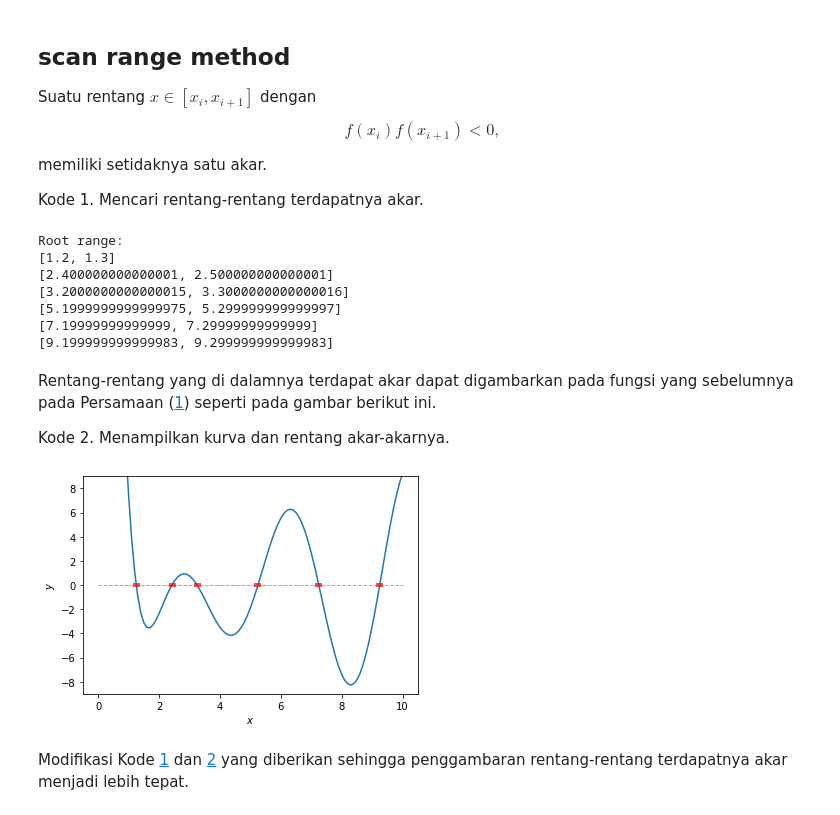
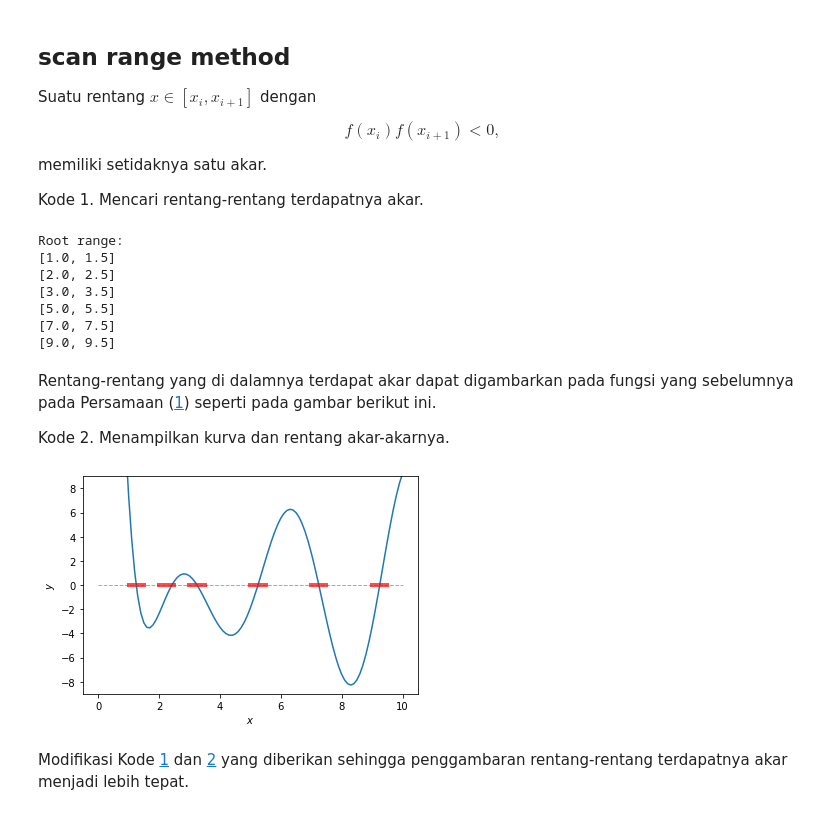
Before and after one commit to dudung/2021-2-fi3201-01-u2, a Jupyter notebook: ans/10219084/root_finding_scan_range_method.ipynb, the cells around one changed output. Cells and saved outputs as stored; diff of their text form; code cells hidden in the pictures.

```diff
--- a/ans/10219084/root_finding_scan_range_method.ipynb
+++ b/ans/10219084/root_finding_scan_range_method.ipynb
@@ -88,7 +88,7 @@ memiliki setidaknya satu akar.
 
 Kode <a name='cod1'>1</a>. Mencari rentang-rentang terdapatnya akar.
 # %%
-dx = 0.1
+dx = 0.5
 
 root_range = []
 
@@ -109,12 +109,12 @@ for rg in root_range:
     print(rg)
 # %% [output]
 Root range:
-[1.2, 1.3]
-[2.400000000000001, 2.500000000000001]
-[3.2000000000000015, 3.3000000000000016]
-[5.1999999999999975, 5.299999999999997]
-[7.19999999999999, 7.29999999999999]
-[9.199999999999983, 9.299999999999983]
+[1.0, 1.5]
+[2.0, 2.5]
+[3.0, 3.5]
+[5.0, 5.5]
+[7.0, 7.5]
+[9.0, 9.5]
 # %% [markdown]
 Rentang-rentang yang di dalamnya terdapat akar dapat digambarkan pada fungsi yang sebelumnya pada Persamaan ([1](#eqn1)) seperti pada gambar berikut ini.
 
@@ -122,26 +122,26 @@ Kode <a name='cod2'>2</a>. Menampilkan kurva dan rentang akar-akarnya.
 # %%
 # plot data
 plt.ion()
 fig, ax = plt.subplots()
 ax.set_xlabel("$x$")
 ax.set_ylabel("$y$")
 ax.set_ylim([-9, 9])
 plt.plot(xx, yy)
 
 # draw horizontal line
 line = plt.Line2D((xbeg, xend), (0, 0), color='#aaa', lw=1, ls='dashed')
 plt.gca().add_line(line)
 
 # draw root range
 for r in root_range:
     x1 = r[0]
     x2 = r[1]
-    line = plt.Line2D((x1, x2), (0, 0), color='#f00', alpha=0.7, lw=4)
+    line = plt.Line2D((x1, x2), (0, 0), color='#f00', alpha=0.4, lw=4)
     plt.gca().add_line(line)
 
 # show plot result
 plt.show()
 # %% [output]
-[figure, old version]
+[figure, new version]
 # %% [markdown]
 Modifikasi Kode [1](#cod1) dan [2](#cod2) yang diberikan sehingga penggambaran rentang-rentang terdapatnya akar menjadi lebih tepat.
```
